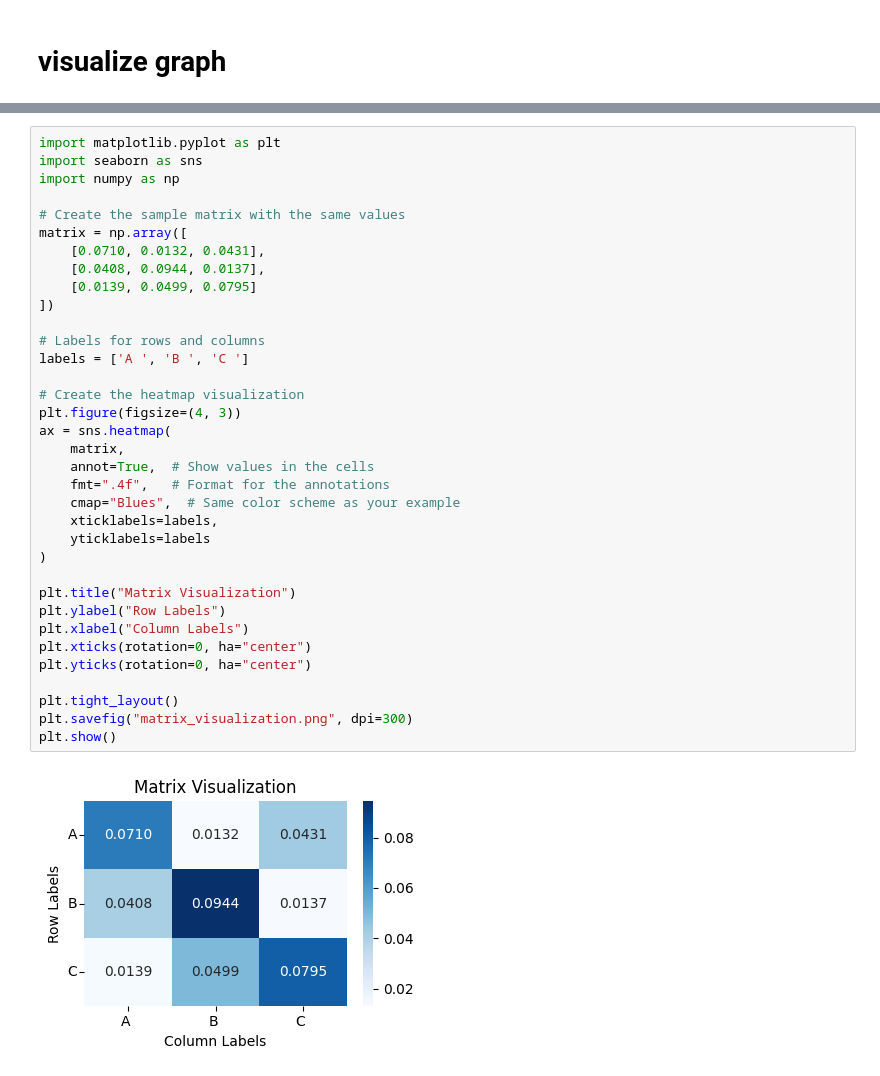
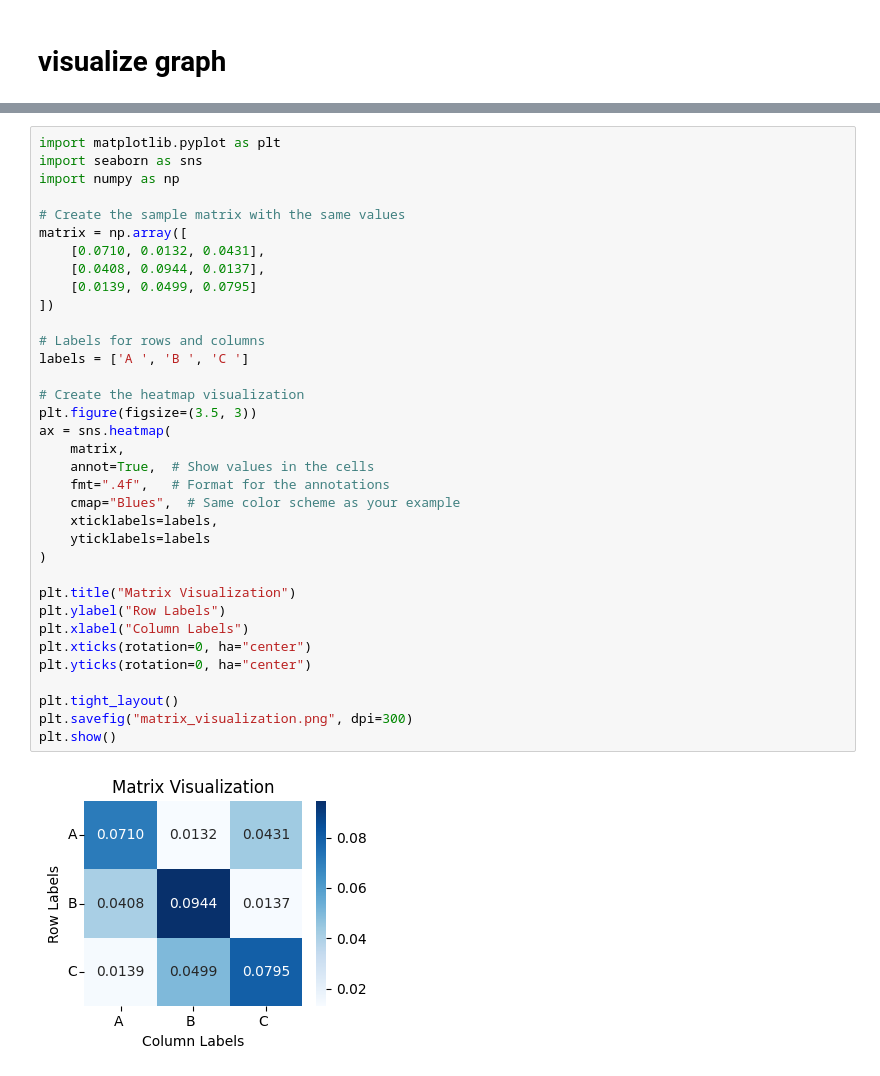
Before and after one commit to LoganBolton/Spring2025Classes, a Jupyter notebook: social_networks/final_project/analysis.ipynb, the cells around one changed output, grey strips where cells are left out. Cells and saved outputs as stored; diff of their text form.

```diff
--- a/social_networks/final_project/analysis.ipynb
+++ b/social_networks/final_project/analysis.ipynb
@@ -285,32 +319,32 @@ import numpy as np
 # Create the sample matrix with the same values
 matrix = np.array([
     [0.0710, 0.0132, 0.0431],
     [0.0408, 0.0944, 0.0137],
     [0.0139, 0.0499, 0.0795]
 ])
 
 # Labels for rows and columns
 labels = ['A ', 'B ', 'C ']
 
 # Create the heatmap visualization
-plt.figure(figsize=(4, 3))
+plt.figure(figsize=(3.5, 3))
 ax = sns.heatmap(
     matrix,
     annot=True,  # Show values in the cells
     fmt=".4f",   # Format for the annotations
     cmap="Blues",  # Same color scheme as your example
     xticklabels=labels,
     yticklabels=labels
 )
 
 plt.title("Matrix Visualization")
 plt.ylabel("Row Labels")
 plt.xlabel("Column Labels")
 plt.xticks(rotation=0, ha="center")
 plt.yticks(rotation=0, ha="center")
 
 plt.tight_layout()
 plt.savefig("matrix_visualization.png", dpi=300)
 plt.show()
 # %% [output]
-[figure, old version]
+[figure, new version]
```
Also changed, not shown: parts of 2 cells of this notebook, 41 other files.
